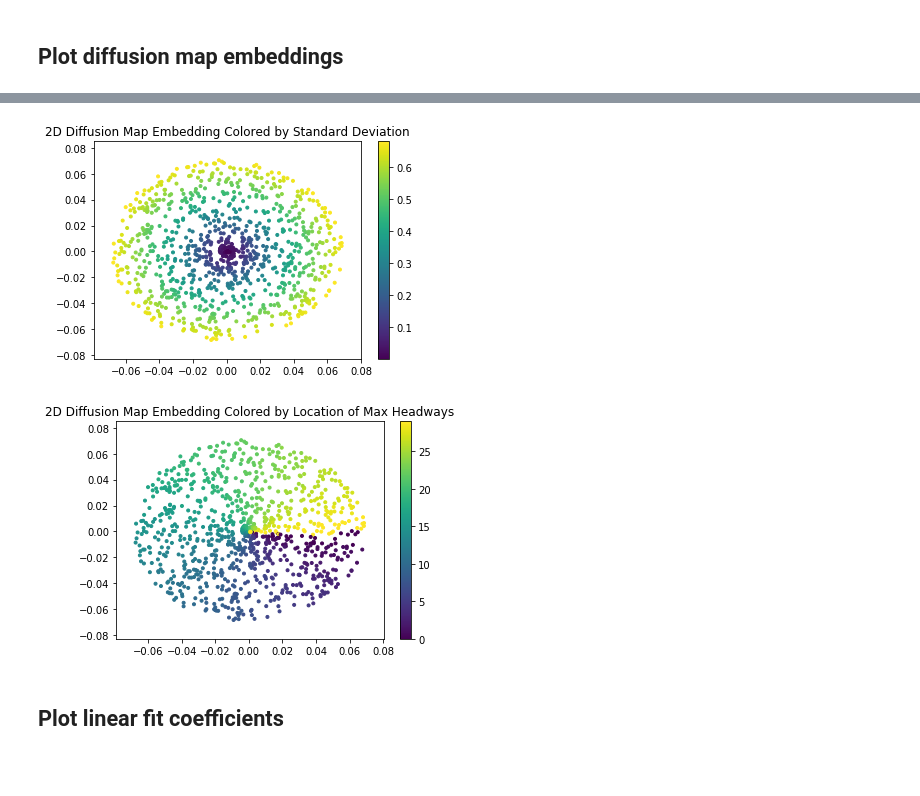
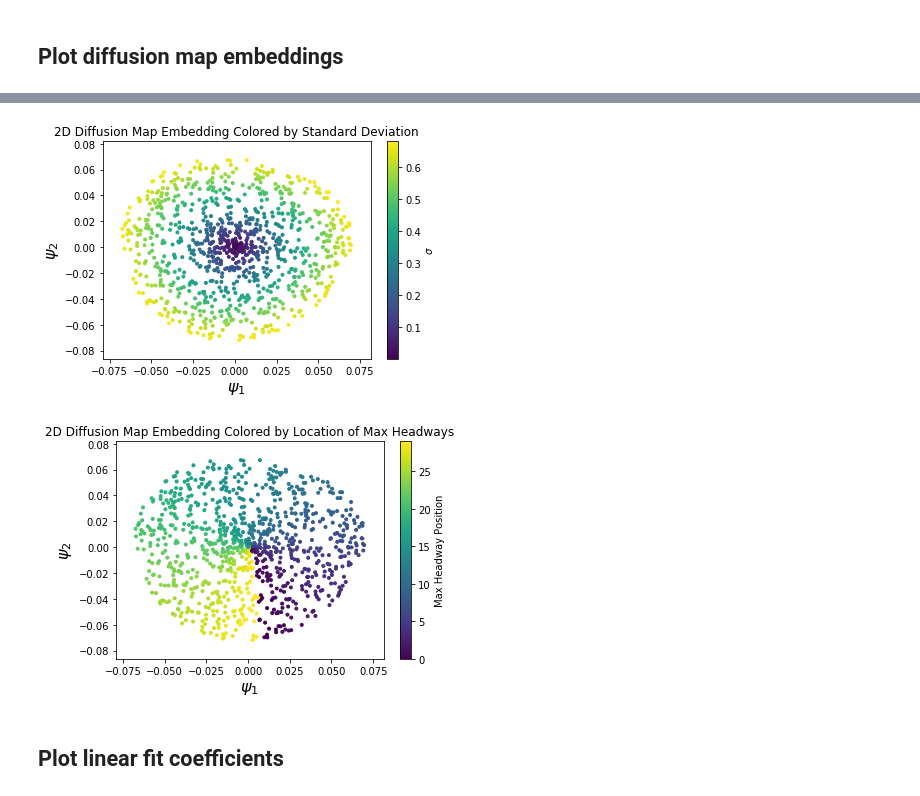
Before and after one commit to sandstede-lab/Equation-free-modeling, a Jupyter notebook: plot_eq_free.ipynb, the cells around one changed output, grey strips where cells are left out. Drawn from its saved outputs; the diff is of its cells as text; code cells hidden in the pictures; blank space fills up the shorter version.

```diff
--- a/plot_eq_free.ipynb
+++ b/plot_eq_free.ipynb
@@ -29,8 +29,8 @@ plt.show()
 # %% [markdown]
 ## Plot data histograms
 # %%
-reduced1D = np.loadtxt(open("data/1000diffMap1D.csv", "rb"), delimiter=",")
-reduced2D = np.loadtxt(open("data/1000diffMap2D.csv", "rb"), delimiter=",")
+reduced1D = np.loadtxt(open("data/1000data1D.csv", "rb"), delimiter=",")
+reduced2D = np.loadtxt(open("data/1000data2D.csv", "rb"), delimiter=",")
 s1 = np.std(reduced1D, axis = 0)
 s2 = np.std(reduced2D, axis = 0)
 
@@ -38,6 +38,6 @@ bins = np.linspace(0, 0.7, 15)
 plt.hist(s, bins, alpha=0.5, label='Full data')
 plt.hist(s1, bins, alpha=0.5, label='Reduced 1D data')
 plt.hist(s2, bins, alpha=0.5, label='Reduced 2D data')
-plt.legend(loc='upper left')
+plt.legend(loc='upper left', fontsize = 10)
 plt.show()
 # %% [output]
@@ -83,17 +87,21 @@ plt.show()
 embed2D_reduced = np.loadtxt(open("results/1000embedding2D.csv", "rb"), delimiter=",")
 plt.scatter(embed2D_reduced[:,0], embed2D_reduced[:,1], marker = '.', c=s2)
 plt.title("2D Diffusion Map Embedding Colored by Standard Deviation")
-plt.colorbar()
+plt.colorbar(label = '$\sigma$')
+plt.xlabel("$\psi_1$",  fontsize = 16)
+plt.ylabel("$\psi_2$",  fontsize = 16)
 plt.show()
 # %% [output]
-[figure, old version]
+[figure, new version]
 # %%
 m2 = np.argmax(reduced2D, axis = 0)
 plt.scatter(embed2D_reduced [:,0], embed2D_reduced [:,1], marker = '.', c=m2)
 plt.title("2D Diffusion Map Embedding Colored by Location of Max Headways")
-plt.colorbar()
+plt.colorbar(label = 'Max Headway Position')
+plt.xlabel("$\psi_1$",  fontsize = 16)
+plt.ylabel("$\psi_2$",  fontsize = 16)
 plt.show()
 # %% [output]
-[figure, old version]
+[figure, new version]
 # %% [markdown]
 ## Plot linear fit coefficients
```
Also changed, not shown: parts of 20 cells of this notebook.
